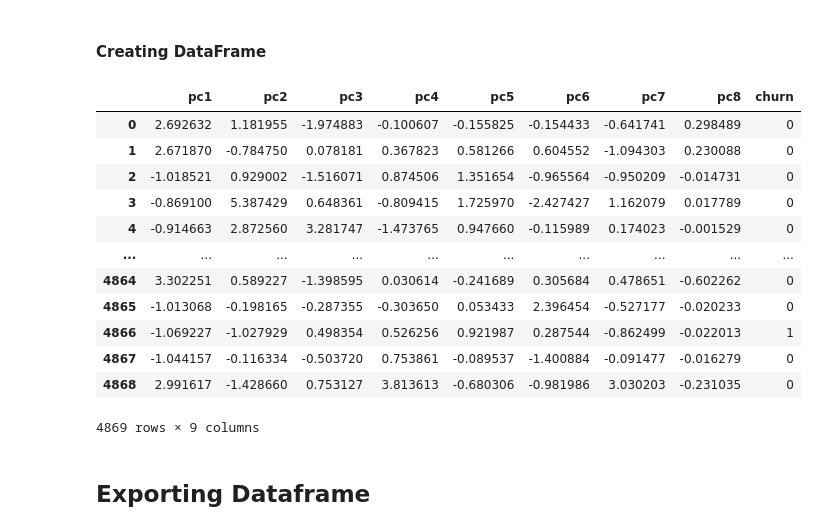
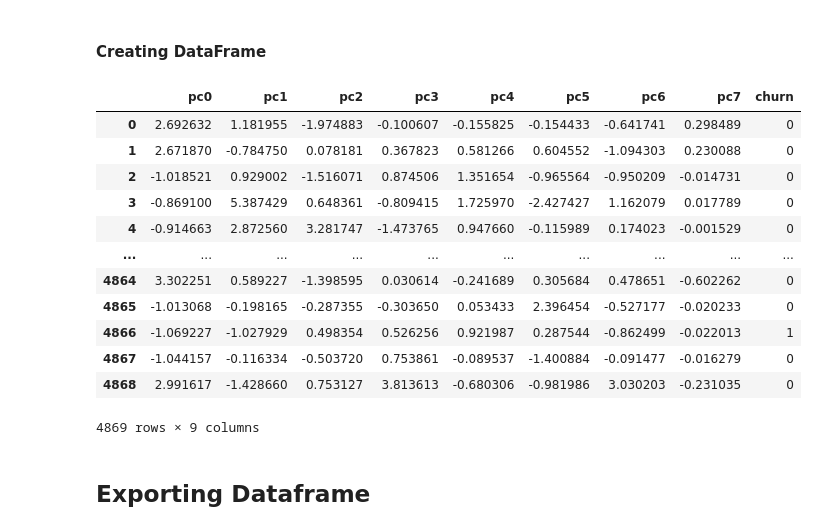
Before and after one commit to kunal-mallick/Churn_Prediction, a Jupyter notebook: Feature Engineering & Feature Extraction/Feature.ipynb, the cells around one changed output. Cells and saved outputs as stored; diff of their text form; code cells hidden in the pictures.

```diff
--- a/Feature Engineering & Feature Extraction/Feature.ipynb
+++ b/Feature Engineering & Feature Extraction/Feature.ipynb
@@ -30,7 +30,7 @@ plt.tight_layout()
 # %% [markdown]
 ### Adding Dataset
 # %%
-wp = pd.read_csv('https://raw.githubusercontent.com/kunal-mallick/Churn_Prediction/main/resources/Churn.csv', index_col=0)
+wp = pd.read_csv(r'C:\Users\Kunal Mallick\Documents\GitHub\Churn_Prediction\resources\Churn.csv', index_col= 0)
 
 wp
 # %% [output]
@@ -216,8 +216,8 @@ memory usage: 679.5 KB
 # %% [markdown]
 ## Splitting The Data Into Target and Independent set
 # %%
-x = wp.iloc[:,:-1]
-y = wp.iloc[:,-1]
+x = wp.drop(columns='churn')
+y = wp['churn']
 # %%
 x
 # %% [output]
@@ -406,7 +406,7 @@ sns.barplot(x = imp_cols.sort_values(by='IG', ascending=False).loc[:,'IG'],
 # %% [markdown]
 ### Picking Features After Feature Engineering
 # %%
-ch = pd.read_csv('https://raw.githubusercontent.com/kunal-mallick/Churn_Prediction/main/Data%20Preprocessing%20%26%20EDA/eda.csv')
+ch = pd.read_csv(r'C:\Users\Kunal Mallick\Documents\GitHub\Churn_Prediction\Data Preprocessing & EDA\eda.csv')
 
 ch.columns
 # %% [output]
@@ -524,13 +524,24 @@ array([[ 2.6926315 ,  1.18195495, -1.97488259, ..., -0.1544328 ,
          3.03020273, -0.23103488]])
 # %% [markdown]
 #### Creating DataFrame
+# %%
+def col_pc_n(n):
+
+    col = []
+    p = 'pc'
+
+    for i in range(0,n):
+        col_n = p + str(i)
+        col.append(col_n)
+
+    return col
 # %%
-ch_scaled_pca = pd.DataFrame(pcs_8, columns=['pc1', 'pc2', 'pc3', 'pc4', 'pc5', 'pc6', 'pc7', 'pc8'])
+ch_scaled_pca = pd.DataFrame(pcs_8, columns=col_pc_n(8))
 ch_scaled_pca['churn'] = y
 
 ch_scaled_pca
 # %% [output]
-|  | pc1 | pc2 | pc3 | pc4 | pc5 | pc6 | pc7 | pc8 | churn |
+|  | pc0 | pc1 | pc2 | pc3 | pc4 | pc5 | pc6 | pc7 | churn |
 | 0 | 2.692632 | 1.181955 | -1.974883 | -0.100607 | -0.155825 | -0.154433 | -0.641741 | 0.298489 | 0 |
 | 1 | 2.671870 | -0.784750 | 0.078181 | 0.367823 | 0.581266 | 0.604552 | -1.094303 | 0.230088 | 0 |
 | 2 | -1.018521 | 0.929002 | -1.516071 | 0.874506 | 1.351654 | -0.965564 | -0.950209 | -0.014731 | 0 |
```
Also changed, not shown: parts of 3 cells of this notebook, 1 other file.
